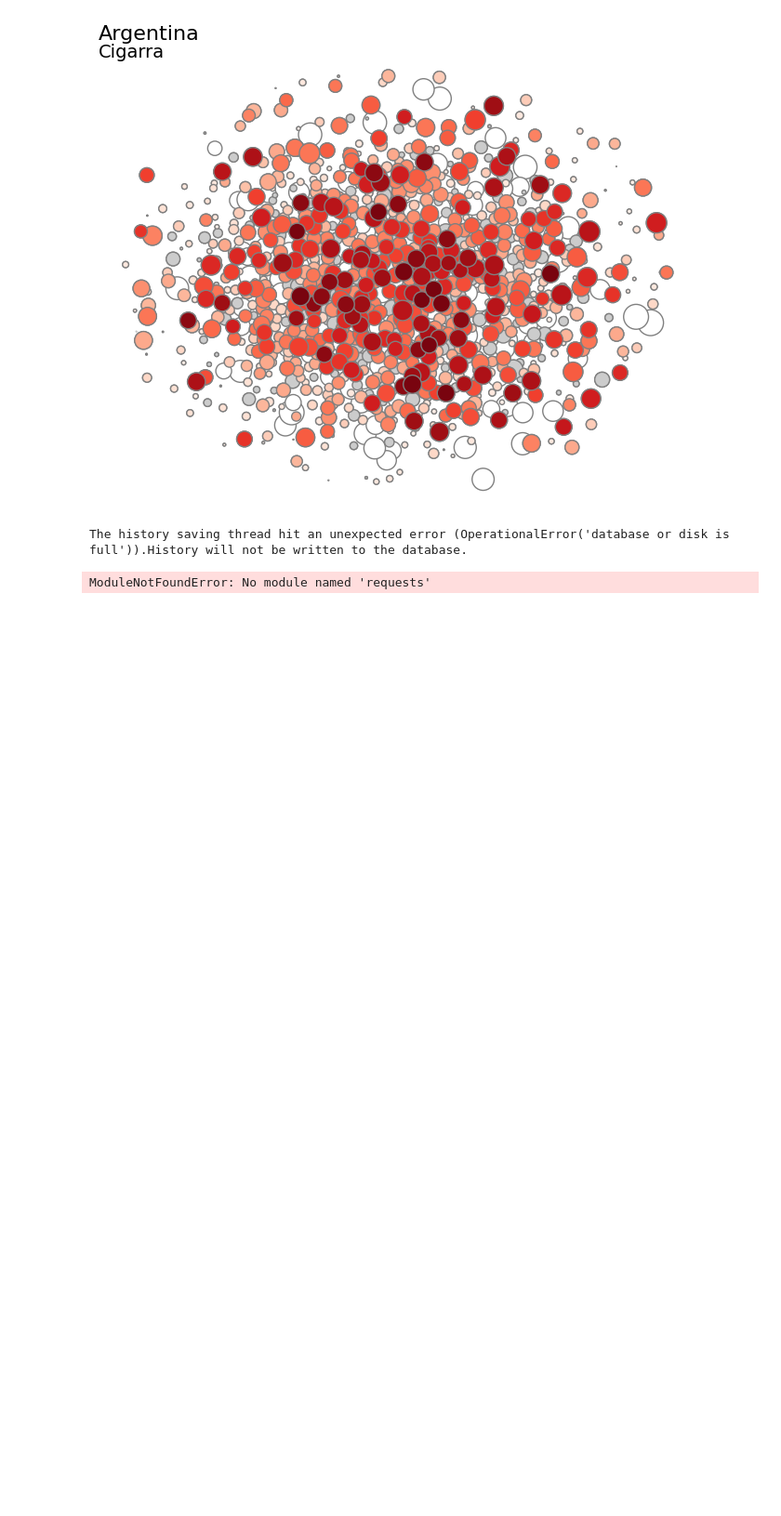
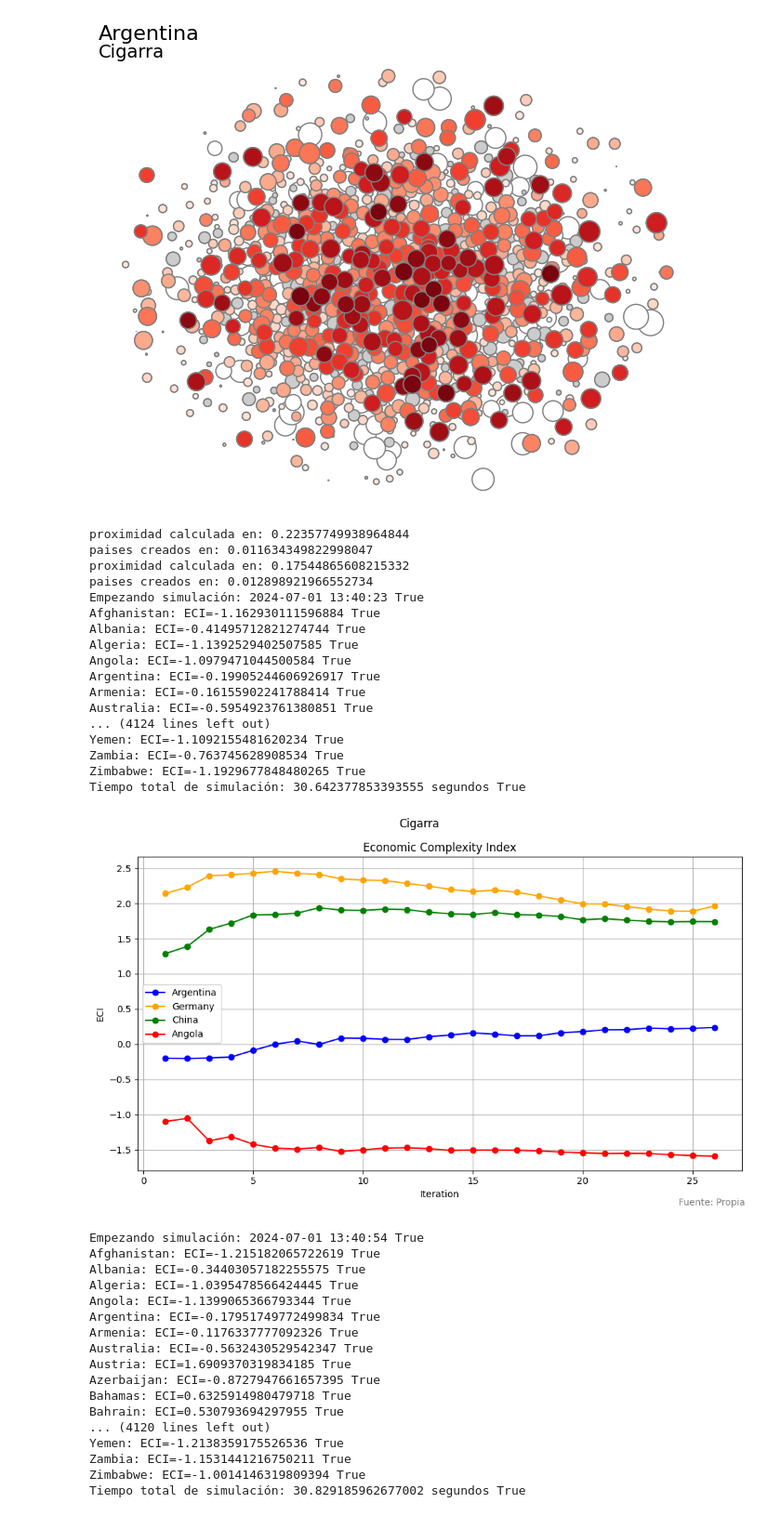
Before and after one commit to CatrielD/msscae-tp-final, a Jupyter notebook: src/generador_grafos.ipynb, the cells around one changed output. Shown at 93% size. Cells and saved outputs as stored; diff of their text form; code cells hidden in the pictures; blank space fills up the shorter version.

```diff
--- a/src/generador_grafos.ipynb
+++ b/src/generador_grafos.ipynb
@@ -95,7 +99,8 @@ from lib.simulador import SimuladorComplejo
 def epoch_2_date_str(epoch):
     return time.strftime('%Y-%m-%d %H:%M:%S', time.localtime(epoch))
 
-def graficar_cambio_clave(lista_diccionarios, claves):
+
+def graficar_cambio_clave(lista_diccionarios, claves, estrategia):
 
     colores = ['b', 'orange', 'g', 'r', 'purple', 'brown', 'pink', 'gray', 'olive', 'cyan']  # Lista de colores
 
@@ -110,15 +115,24 @@ def graficar_cambio_clave(lista_diccionarios, claves):
         plt.plot(iteraciones, valores, marker='o', linestyle='-', color=color, label=clave)
 
     plt.title("Economic Complexity Index")
+
+    # Corrección del if-elif-else
+    if estrategia == "hormiga":
+        plt.suptitle("Hormiga", fontsize=12)
+    elif estrategia == "cigarra":
+        plt.suptitle("Cigarra", fontsize=12)
+
     plt.xlabel('Iteration')
     plt.ylabel('ECI')
     plt.grid(True)
     plt.legend()
+
+    # Agregar la fuente
+    fuente_texto = 'Fuente: Propia'
+    plt.figtext(0.99, 0.01, fuente_texto, ha='right', fontsize=10, color='gray')
+
     plt.tight_layout()
     plt.show()
-# %% [output]
-The history saving thread hit an unexpected error (OperationalError('database or disk is full')).History will not be written to the database.
-ModuleNotFoundError: No module named 'requests'
 # %%
 from typing import List, Dict
 import time
@@ -127,31 +141,69 @@ def correr_simulacion_mostrando_eci(sim, mostrar=True) -> List[Dict[str, float]]
     """
     Run the simulation while displaying progress and return the economic complexity
     index (ECI) of each country for each iteration.
     """
     resultados_eci = []
     start = time.time()
 
     print(f"Empezando simulación: {epoch_2_date_str(start)}", mostrar)
 
 
     for _ in sim.iterar_simulacion():
         eci_actual = {}
 
 
         for pais in sim._paises.values():
             eci_actual[pais.country_name] = pais.mi_eci
 
         resultados_eci.append(eci_actual)
 
 
         if mostrar:
             for country, eci in eci_actual.items():
                 print(f"{country}: ECI={eci}", mostrar)
 
 
     if mostrar:
         print(f"Tiempo total de simulación: {time.time() - start} segundos", mostrar)
 
     return resultados_eci
 cigarras = SimuladorComplejo(lambda step: step > 25, PaisCigarra, M.copy(deep=True), 0.4)
-graficar_cambio_clave(correr_simulacion_mostrando_eci(cigarras,),["Argentina","Germany","China","Angola"])
+hormigas = SimuladorComplejo(lambda step: step > 25, PaisHormiga, M.copy(deep=True), 0.4)
+graficar_cambio_clave(correr_simulacion_mostrando_eci(cigarras),["Argentina","Germany","China","Angola"],"cigarra")
+graficar_cambio_clave(correr_simulacion_mostrando_eci(hormigas),["Argentina","Germany","China","Angola"],"hormiga")
+# %% [output]
+proximidad calculada en: 0.22357749938964844
+paises creados en: 0.011634349822998047
+proximidad calculada en: 0.17544865608215332
+paises creados en: 0.012898921966552734
+Empezando simulación: 2024-07-01 13:40:23 True
+Afghanistan: ECI=-1.162930111596884 True
+Albania: ECI=-0.41495712821274744 True
+Algeria: ECI=-1.1392529402507585 True
+Angola: ECI=-1.0979471044500584 True
+Argentina: ECI=-0.19905244606926917 True
+Armenia: ECI=-0.16155902241788414 True
+Australia: ECI=-0.5954923761380851 True
+... (4124 lines left out)
+Yemen: ECI=-1.1092155481620234 True
+Zambia: ECI=-0.763745628908534 True
+Zimbabwe: ECI=-1.1929677848480265 True
+Tiempo total de simulación: 30.642377853393555 segundos True
+[figure, added]
+Empezando simulación: 2024-07-01 13:40:54 True
+Afghanistan: ECI=-1.215182065722619 True
+Albania: ECI=-0.34403057182255575 True
+Algeria: ECI=-1.0395478566424445 True
+Angola: ECI=-1.1399065366793344 True
+Argentina: ECI=-0.17951749772499834 True
+Armenia: ECI=-0.1176337777092326 True
+Australia: ECI=-0.5632430529542347 True
+Austria: ECI=1.6909370319834185 True
+Azerbaijan: ECI=-0.8727947661657395 True
+Bahamas: ECI=0.6325914980479718 True
+Bahrain: ECI=0.530793694297955 True
+... (4120 lines left out)
+Yemen: ECI=-1.2138359175526536 True
+Zambia: ECI=-1.1531441216750211 True
+Zimbabwe: ECI=-1.0014146319809394 True
+Tiempo total de simulación: 30.829185962677002 segundos True
```
Also changed, not shown: parts of 3 cells of this notebook.
